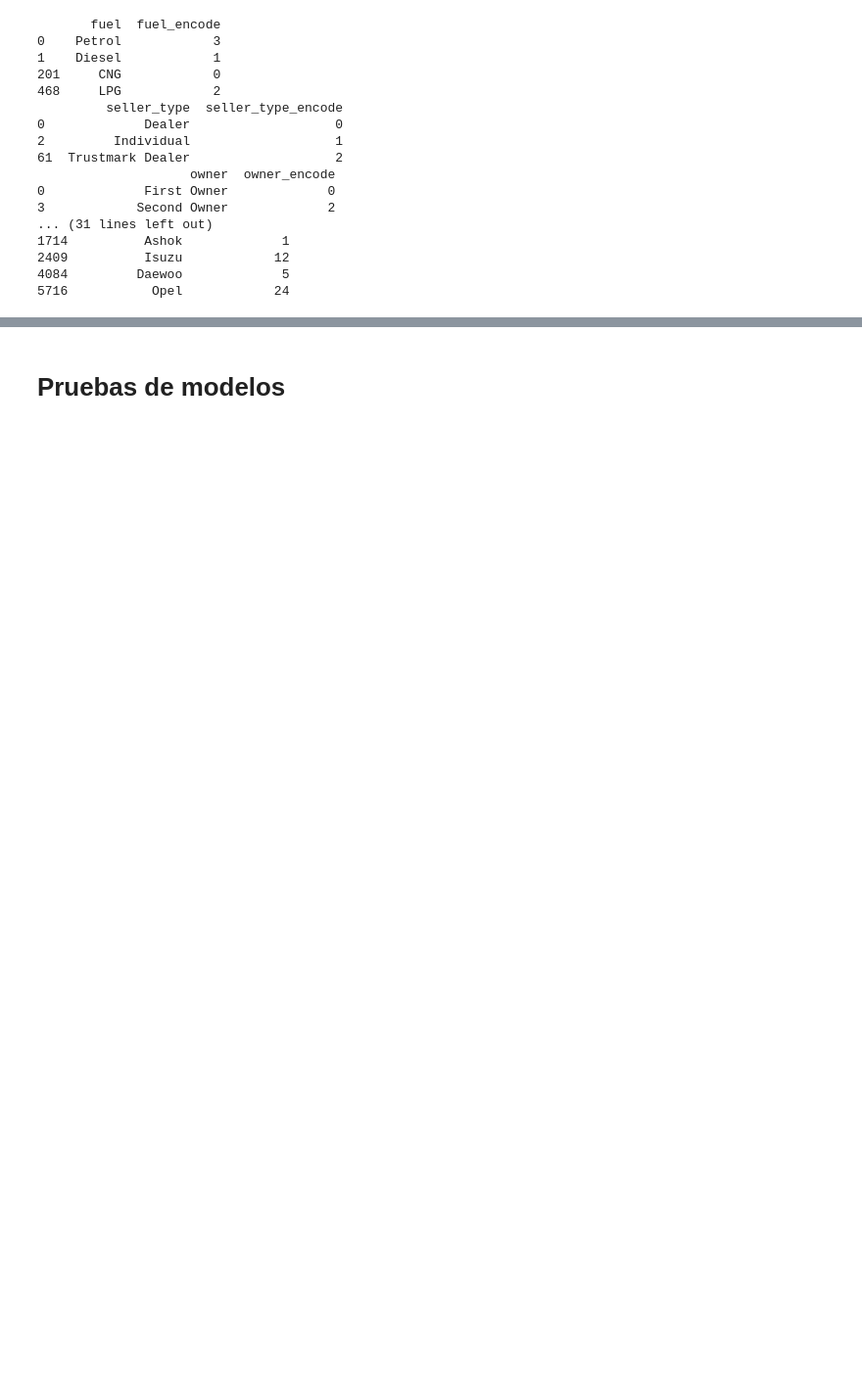
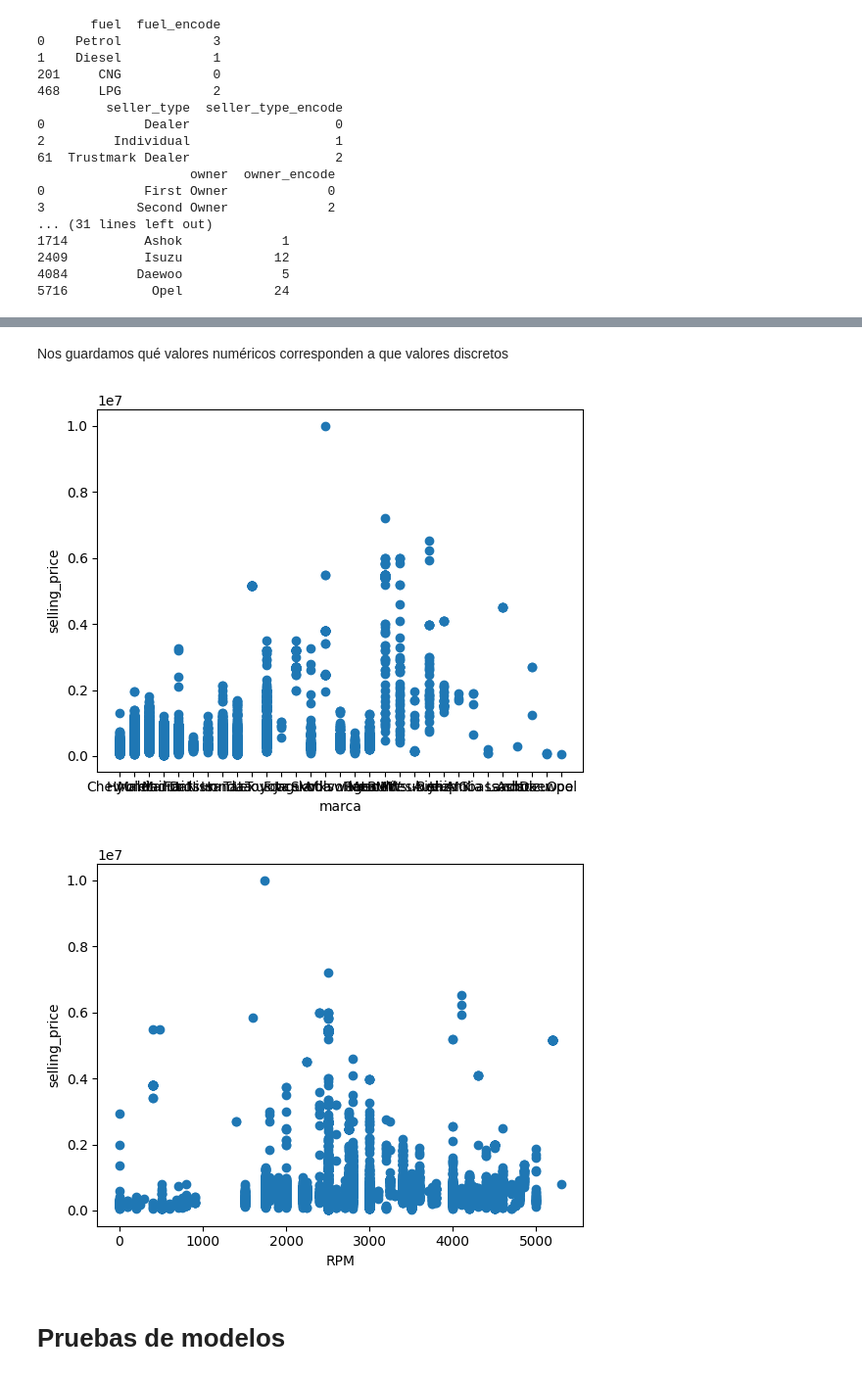
Before and after one commit to Sergio3d/CD-Core, a Jupyter notebook: tema3/practica_regresion.ipynb, the cells around one changed output, grey strips where cells are left out. Shown: that part at 98% size. Saved outputs shown, nothing was run; the diff lists cells and outputs as text; code cells hidden in the pictures; blank space fills up the shorter version.

```diff
--- a/tema3/practica_regresion.ipynb
+++ b/tema3/practica_regresion.ipynb
@@ -169,3 +181,5 @@ preproceso(train_df)
+# %%
+train_df = preproceso(train_df)
 # %%
 
 for column in ['fuel', 'seller_type', 'owner', 'marca']:
@@ -206,0 +205,2 @@ preproceso(test_df)
+# %% [markdown]
+Nos guardamos qué valores numéricos corresponden a que valores discretos
@@ -207,2 +209,14 @@ preproceso(test_df)
+# %%
+for col in ['marca', 'RPM']:# Crear la gráfica de puntos
+    plt.scatter(train_df[col],train_df['selling_price'])
+
+    # Agregar etiquetas y título
+    plt.xlabel(col)
+    plt.ylabel('selling_price')
+    # Mostrar la gráfica
+    plt.show()
+# %% [output]
+[figure, added]
+[figure, added]
 # %% [markdown]
 # Pruebas de modelos
```
Also changed, not shown: parts of 8 cells of this notebook.
